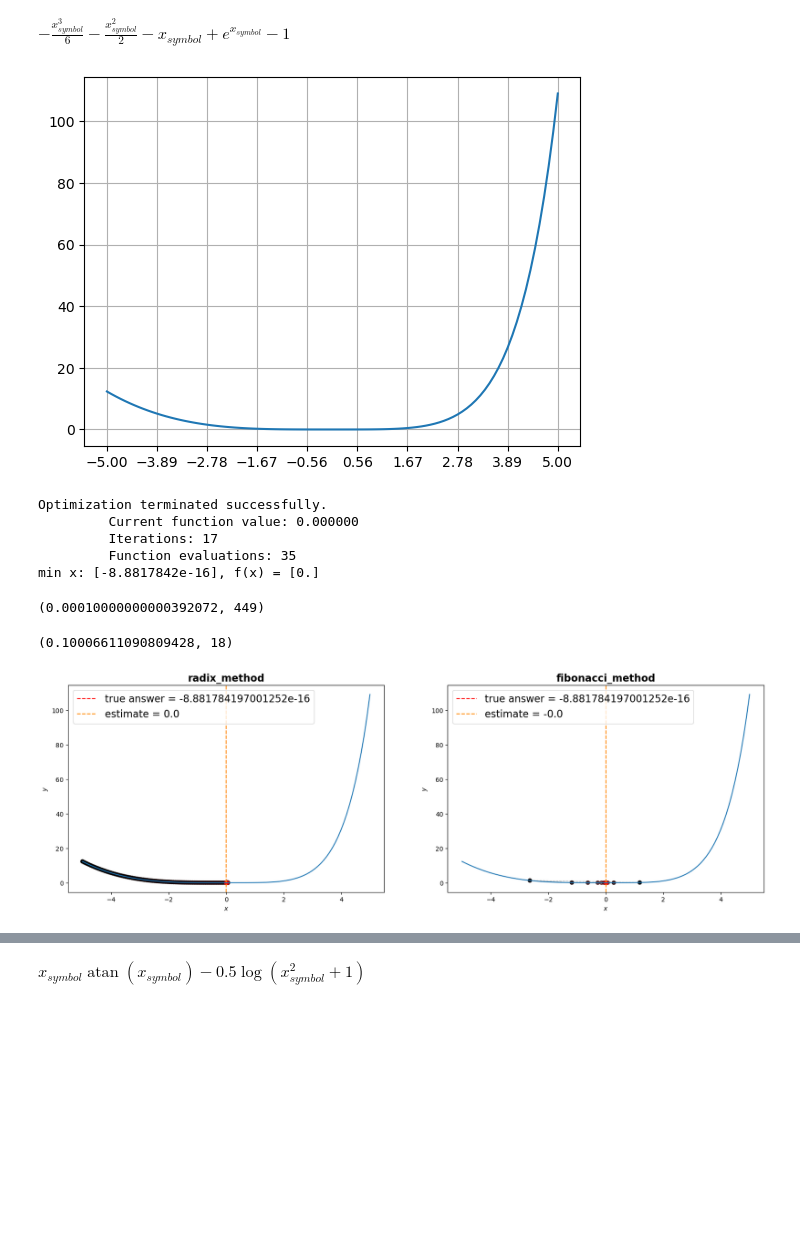
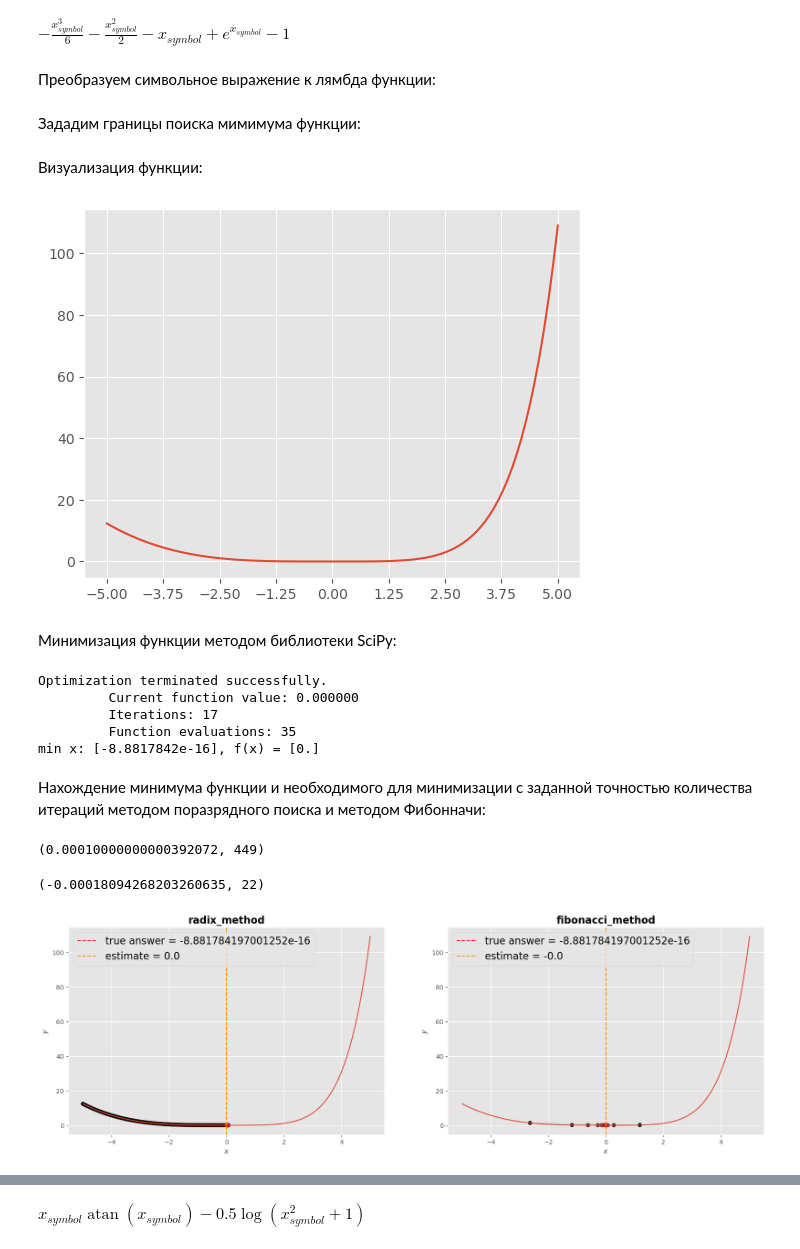
Before and after one commit to vitamin1312/Optimization, a Jupyter notebook: Lab1.ipynb, the cells around one changed output, grey strips where cells are left out. Cells and saved outputs as stored; diff of their text form; code cells hidden in the pictures; blank space fills up the shorter version.

```diff
--- a/Lab1.ipynb
+++ b/Lab1.ipynb
@@ -13,7 +26,10 @@
 # %%
 import numpy as np
+import pandas as pd
 from scipy.optimize import minimize
 from matplotlib import pyplot as plt
 from sympy import lambdify, symbols, diff
 import sympy
 from functools import partial
+from utils import plot_convergence_1d, LoggingCallback, plotting
+plt.style.use('ggplot')
@@ -417,18 +467,25 @@ f_symbol = sympy.exp(x_symbol) - 1 - x_symbol - x_symbol**2 / 2 - x_symbol**3 /
 f_symbol
 # %% [output]
 $\displaystyle - \frac{x_{symbol}^{3}}{6} - \frac{x_{symbol}^{2}}{2} - x_{symbol} + e^{x_{symbol}} - 1$
+# %% [markdown]
+Преобразуем символьное выражение к лямбда функции:
 # %%
 f = lambdify(x_symbol, f_symbol, 'numpy')
+# %% [markdown]
+Зададим границы поиска мимимума функции:
 # %%
 lower_bound = -5
 upper_bound = 5
 eps = 1e-4
+# %% [markdown]
+Визуализация функции:
 # %%
 plt.plot((x:=np.linspace(lower_bound, upper_bound, 100)), f(x))
-plt.grid(True)
-plt.xticks(np.linspace(lower_bound, upper_bound, 10));
+plt.xticks(np.linspace(lower_bound, upper_bound, 9));
 # %% [output]
-[figure, old version]
+[figure, new version]
+# %% [markdown]
+Минимизация функции методом библиотеки SciPy:
 # %%
 x0 = np.array([1])
 res = minimize(f, x0, method='nelder-mead',
@@ -440,23 +497,26 @@ Optimization terminated successfully.
          Iterations: 17
          Function evaluations: 35
 min x: [-8.8817842e-16], f(x) = [0.]
+# %% [markdown]
+Нахождение минимума функции и необходимого для минимизации с заданной точностью количества итераций методом поразрядного поиска и методом Фибонначи:
 # %%
 radix_method(f, lower_bound, upper_bound, 400, eps)
 # %% [output]
 (0.00010000000000392072, 449)
 # %%
-fibonacci_method(f, a=0.1, b=1, interval_length=eps, eps=eps/2)
+fibonacci_method(f, a=lower_bound, b=upper_bound, interval_length=eps, eps=eps/2)
 # %% [output]
-(0.10006611090809428, 18)
+(-0.00018094268203260635, 22)
 # %%
 fig, axes = plt.subplots(1,2, figsize=(20, 6))
 grid = np.linspace(lower_bound, upper_bound, 100)
+
 callback = LoggingCallback()
 radix_method(f, lower_bound, upper_bound, 180, eps, callback=callback)
-plotting(axes, 0, res.x[0],'radix_method')
+plotting(axes, 0, res.x[0], callback, grid, f, 'radix_method')
 
 callback = LoggingCallback()
 fibonacci_method(f, lower_bound, upper_bound, interval_length=eps, eps=eps/2, callback=callback)
-plotting(axes, 1, res.x[0],'fibonacci_method')
+plotting(axes, 1, res.x[0], callback, grid, f, 'fibonacci_method')
 # %% [output]
-[figure, old version]
+[figure, new version]
```
Also changed, not shown: parts of 68 cells of this notebook, 1 other file.
